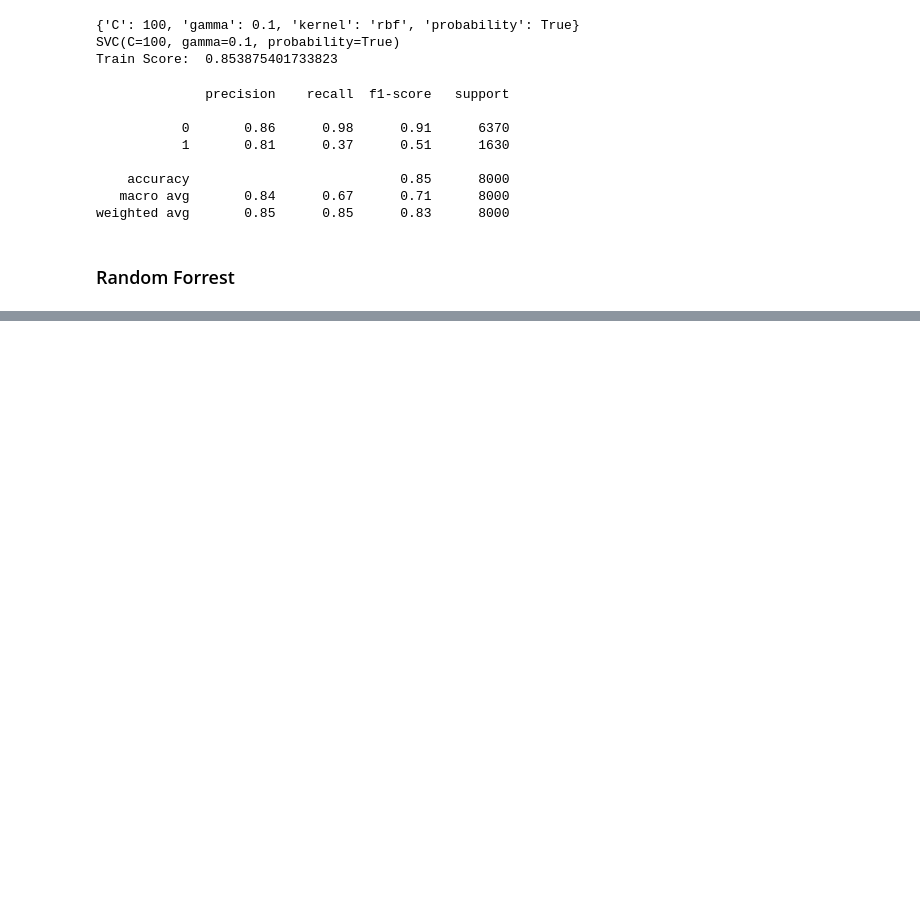
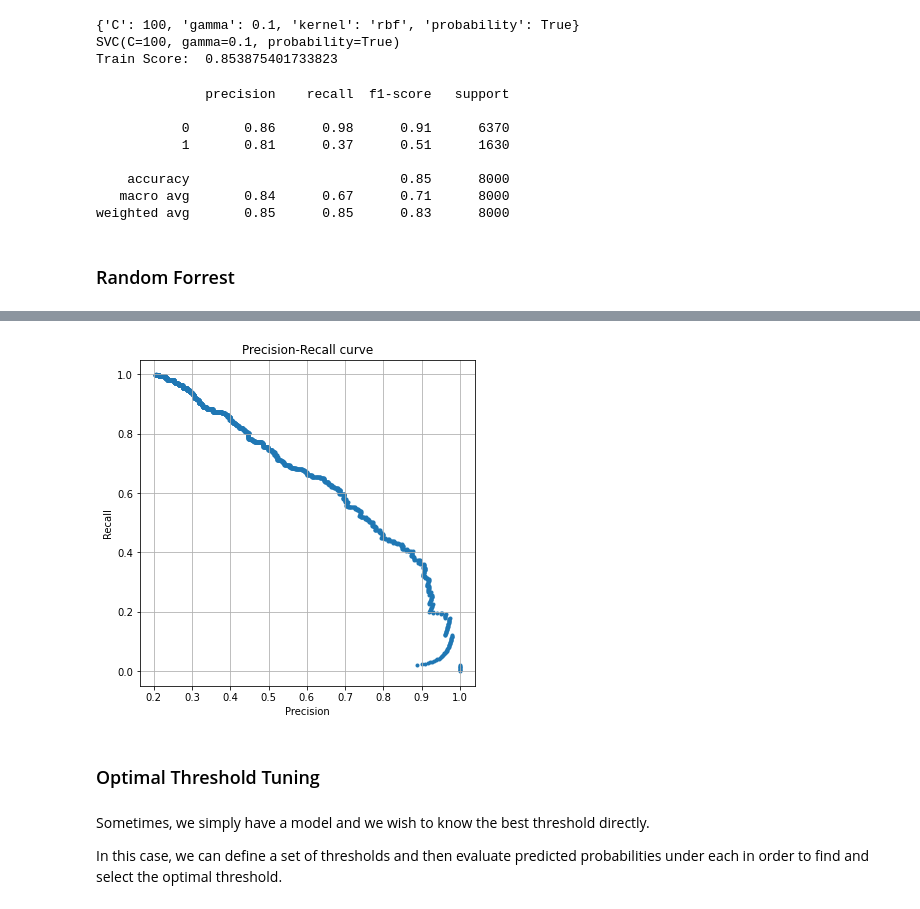
Before and after one commit to rmarinplana/personalProjects, a Jupyter notebook: churn.ipynb, the cells around one changed output, grey strips where cells are left out. Cells and saved outputs as stored; diff of their text form; code cells hidden in the pictures; blank space fills up the shorter version.

```diff
--- a/churn.ipynb
+++ b/churn.ipynb
@@ -494,0 +532,16 @@ plt.show()
+# %%
+plt.figure(figsize=(6,6))
+plt.scatter(y=recall, x=precision, marker='.')
+plt.title('Precision-Recall curve')
+plt.xlabel('Precision')
+plt.ylabel('Recall')
+plt.grid(True)
+plt.show()
+# %% [output]
+[figure, added]
+# %% [markdown]
+### Optimal Threshold Tuning
+# %% [markdown]
+Sometimes, we simply have a model and we wish to know the best threshold directly.
+
+In this case, we can define a set of thresholds and then evaluate predicted probabilities under each in order to find and select the optimal threshold.
```
Also changed, not shown: parts of 19 cells of this notebook.
